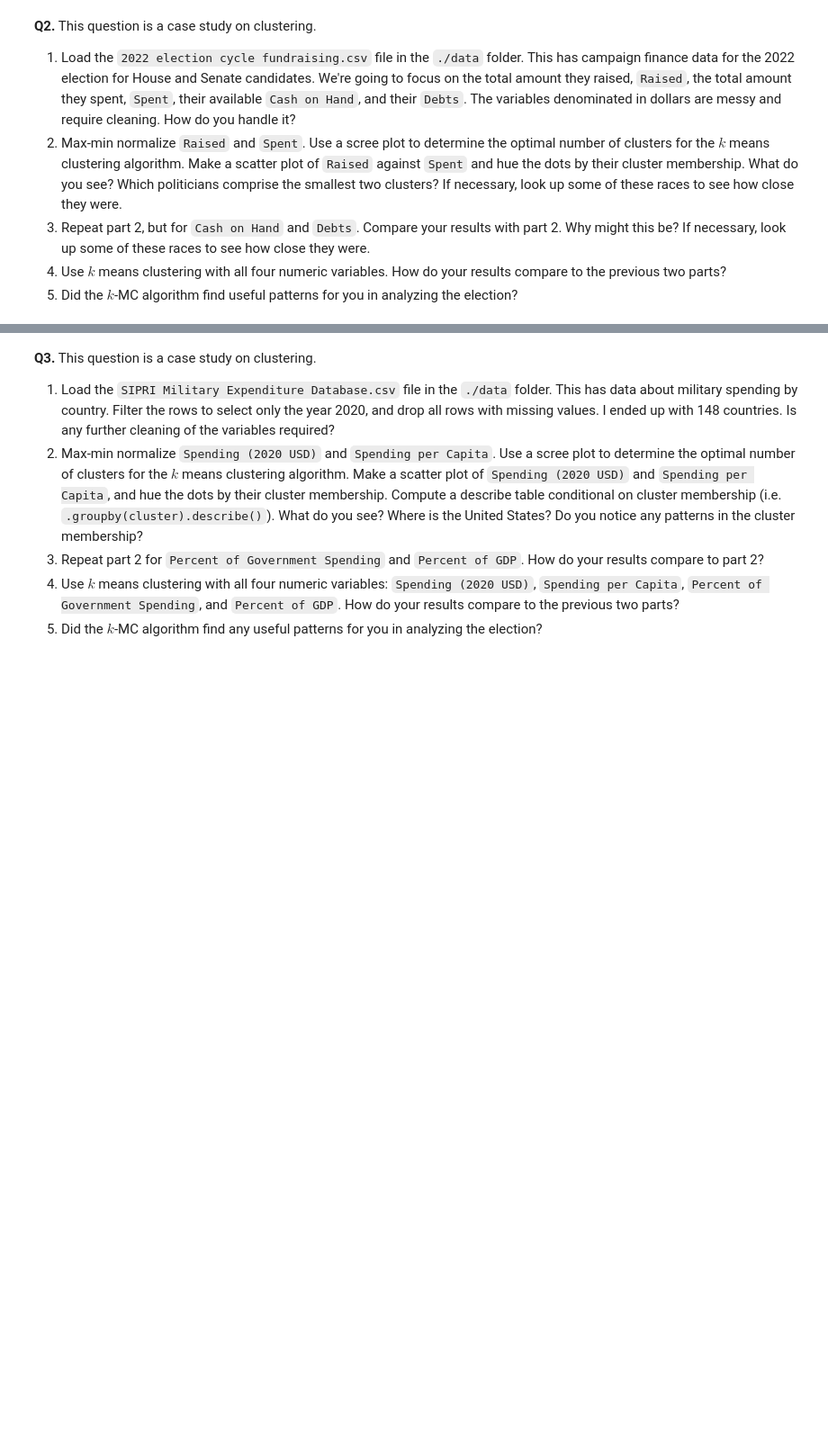
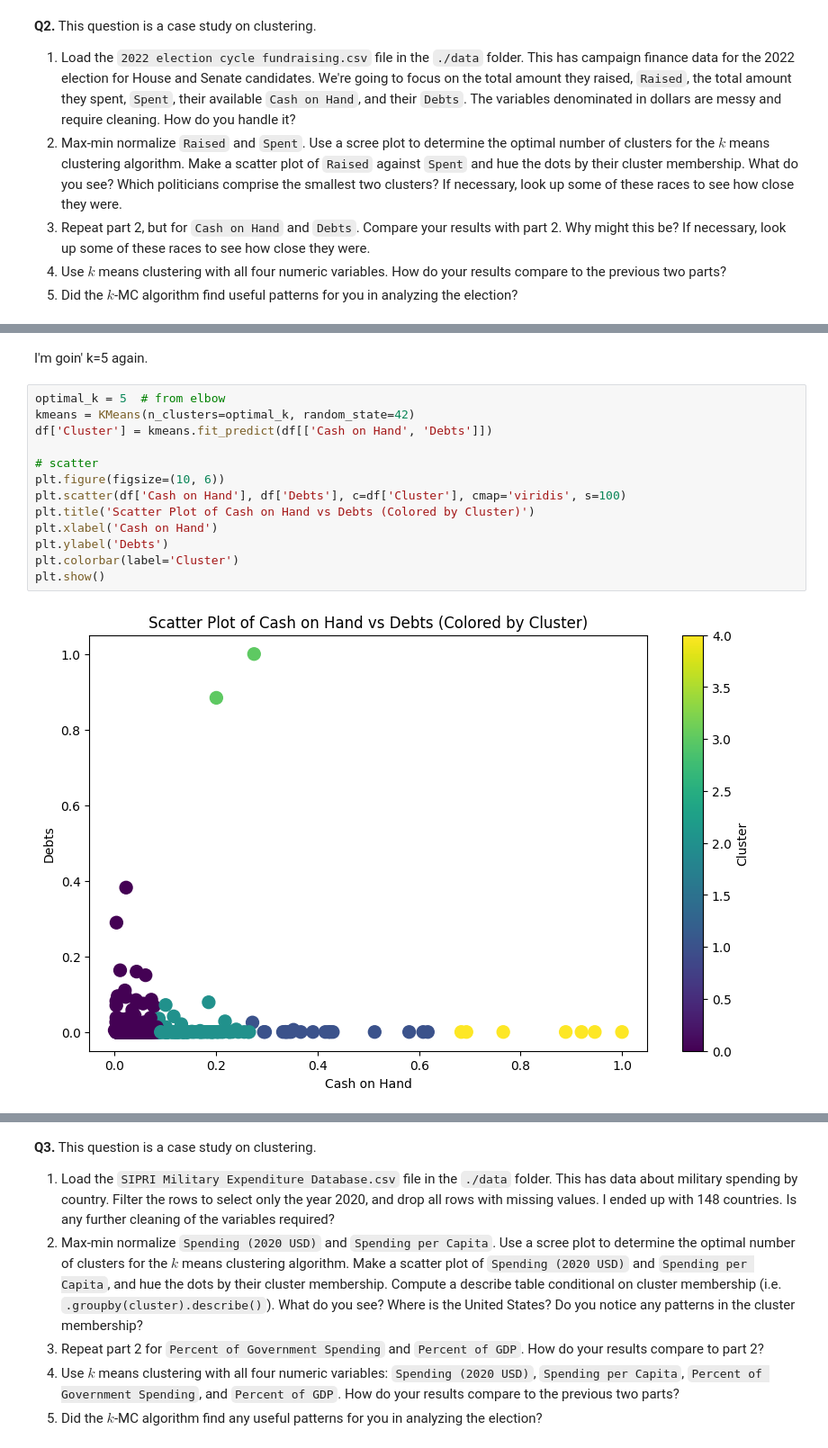
Before and after one commit to sutherlandn/clustering, a Jupyter notebook: assignment/assignment_clustering.ipynb, the cells around one changed output, grey strips where cells are left out. Shown at 90% size. Drawn from its saved outputs; the diff is of its cells as text; blank space fills up the shorter version.

```diff
--- a/assignment/assignment_clustering.ipynb
+++ b/assignment/assignment_clustering.ipynb
@@ -150,0 +256,17 @@ The elbow method is a way to determine the optimal number of clusters by seeing
+# %% [markdown]
+I'm goin' k=5 again.
+# %%
+optimal_k = 5  # from elbow
+kmeans = KMeans(n_clusters=optimal_k, random_state=42)
+df['Cluster'] = kmeans.fit_predict(df[['Cash on Hand', 'Debts']])
+
+# scatter
+plt.figure(figsize=(10, 6))
+plt.scatter(df['Cash on Hand'], df['Debts'], c=df['Cluster'], cmap='viridis', s=100)
+plt.title('Scatter Plot of Cash on Hand vs Debts (Colored by Cluster)')
+plt.xlabel('Cash on Hand')
+plt.ylabel('Debts')
+plt.colorbar(label='Cluster')
+plt.show()
+# %% [output]
+[figure, added]
```
Also changed, not shown: parts of 9 cells of this notebook.
